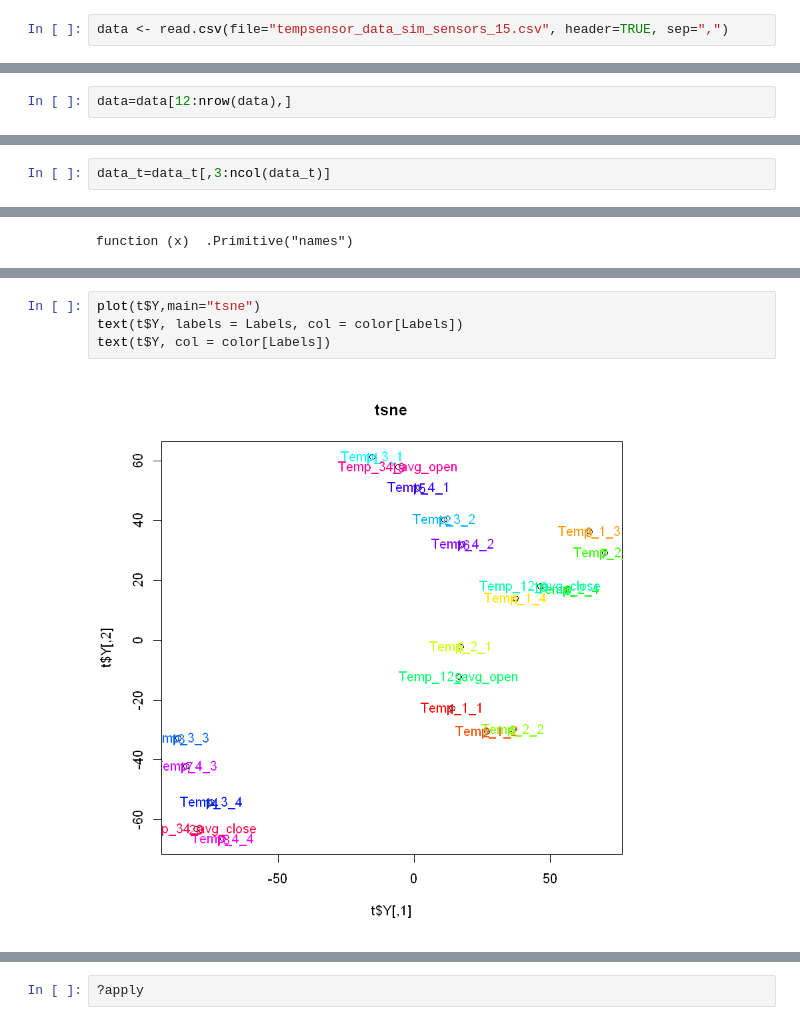
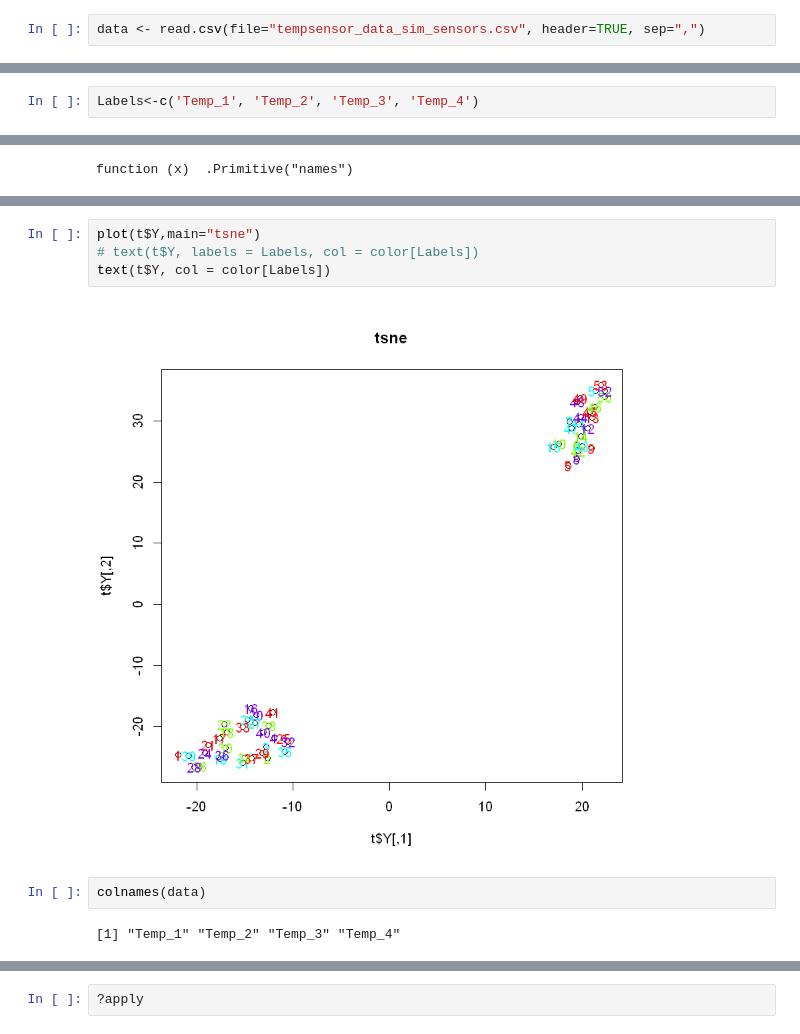
Before and after one commit to shreshthasarkar/Room_Temp, a Jupyter notebook: Clustering_R.ipynb, the cells around one changed output, grey strips where cells are left out. Drawn from its saved outputs; the diff is of its cells as text.

```diff
--- a/Clustering_R.ipynb
+++ b/Clustering_R.ipynb
@@ -6,5 +6,5 @@ Warning message:
 # %%
 set.seed(1)
 # %%
-data <- read.csv(file="tempsensor_data_sim_sensors_15.csv", header=TRUE, sep=",")
+data <- read.csv(file="tempsensor_data_sim_sensors.csv", header=TRUE, sep=",")
 # %%
@@ -37,5 +22,3 @@ A matrix: 6 × 20 of type dbl
-# %%
-data=data[12:nrow(data),]
 # %%
 # data=data[,2:5]
 # %%
@@ -45,3 +26 @@ data=data[11:nrow(data),]
 data_t=t(data)
-# %%
-data_t=data_t[,3:ncol(data_t)]
@@ -102,3 +61,5 @@ rownames(data_t)
+# %%
+Labels<-c('Temp_1', 'Temp_2', 'Temp_3', 'Temp_4')
 # %%
 unique(Labels)
 # %% [output]
@@ -128,9 +83,13 @@ color[Labels]
 # %%
 plot(t$Y,main="tsne")
-text(t$Y, labels = Labels, col = color[Labels])
+# text(t$Y, labels = Labels, col = color[Labels])
 text(t$Y, col = color[Labels])
 # %% [output]
-[figure, old version]
+[figure, new version]
+# %%
+colnames(data)
+# %% [output]
+[1] "Temp_1" "Temp_2" "Temp_3" "Temp_4"
 # %%
 
 wss <- (nrow(data)-1)*sum(apply(data,2,var))
```
Also changed, not shown: parts of 14 cells of this notebook.
